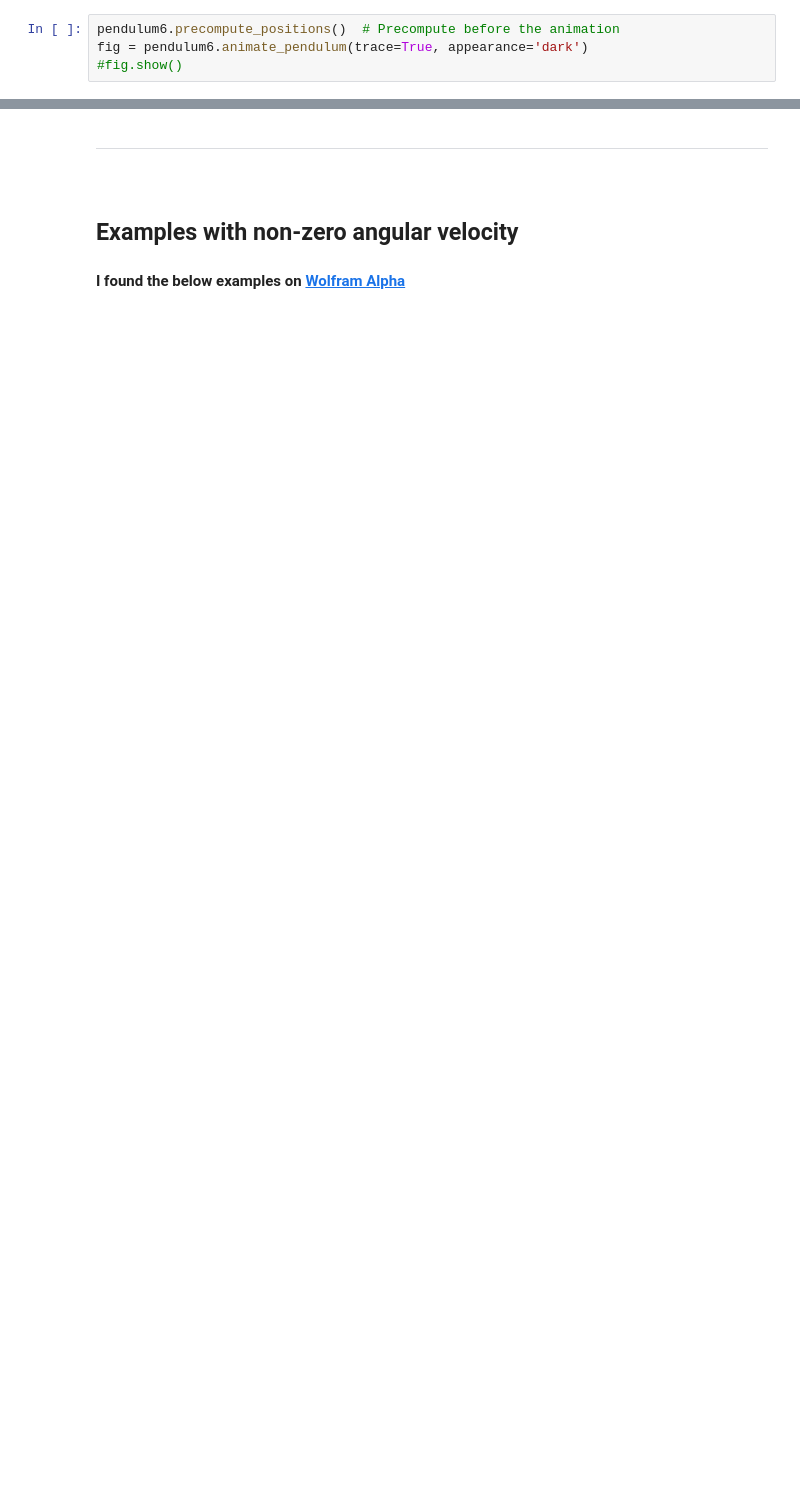
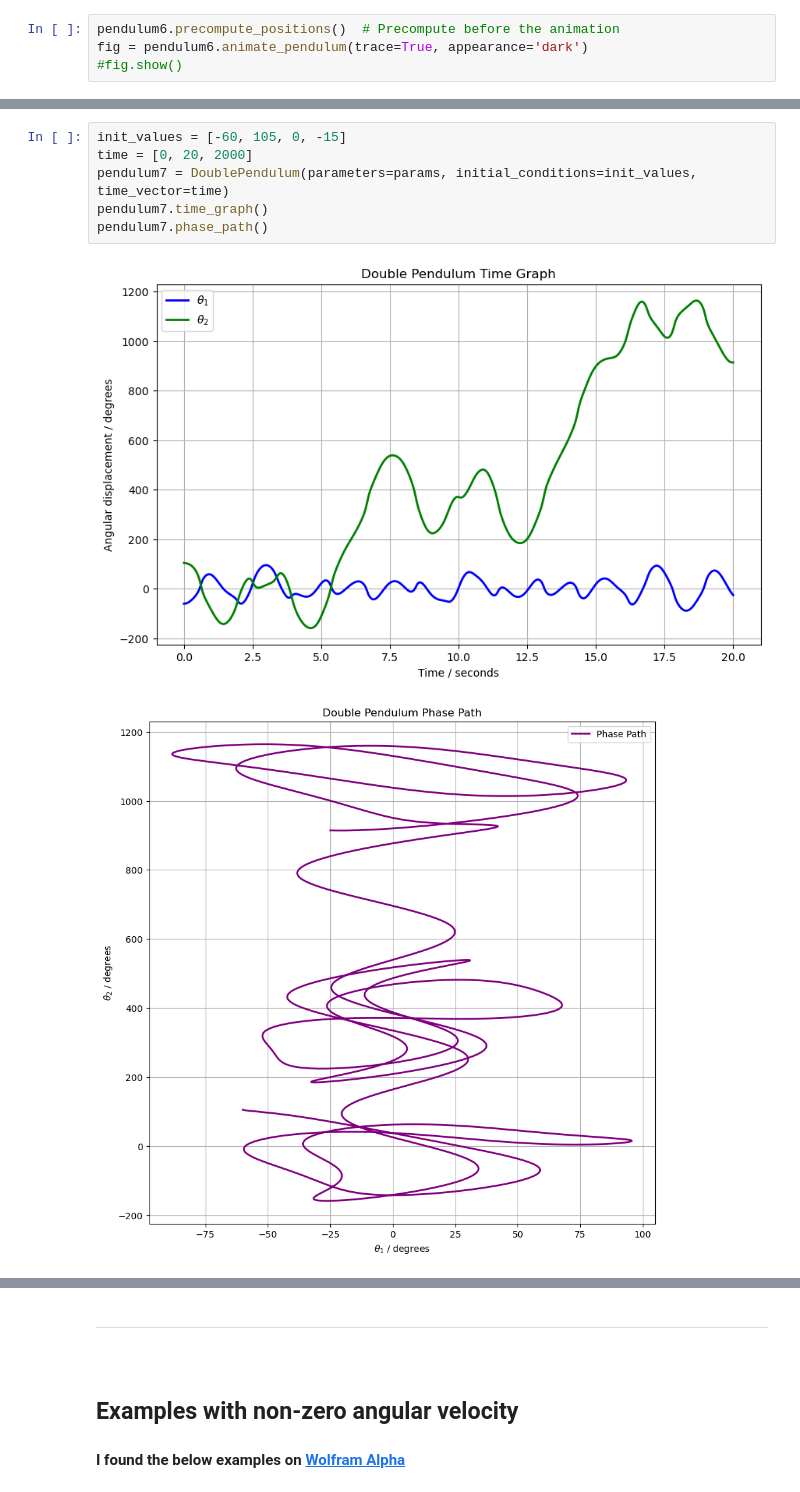
Before and after one commit to pineapple-bois/Double_Pendulum, a Jupyter notebook: Simulation.ipynb, the cells around one changed output, grey strips where cells are left out. Saved outputs shown, nothing was run; the diff lists cells and outputs as text; blank space fills up the shorter version.

```diff
--- a/Simulation.ipynb
+++ b/Simulation.ipynb
@@ -148,0 +185,9 @@ fig = pendulum6.animate_pendulum(trace=True, appearance='dark')
+# %%
+init_values = [-60, 105, 0, -15]
+time = [0, 20, 2000]
+pendulum7 = DoublePendulum(parameters=params, initial_conditions=init_values, time_vector=time)
+pendulum7.time_graph()
+pendulum7.phase_path()
+# %% [output]
+[figure, added]
+[figure, added]
```
Also changed, not shown: parts of 31 cells of this notebook, 12 other files.
